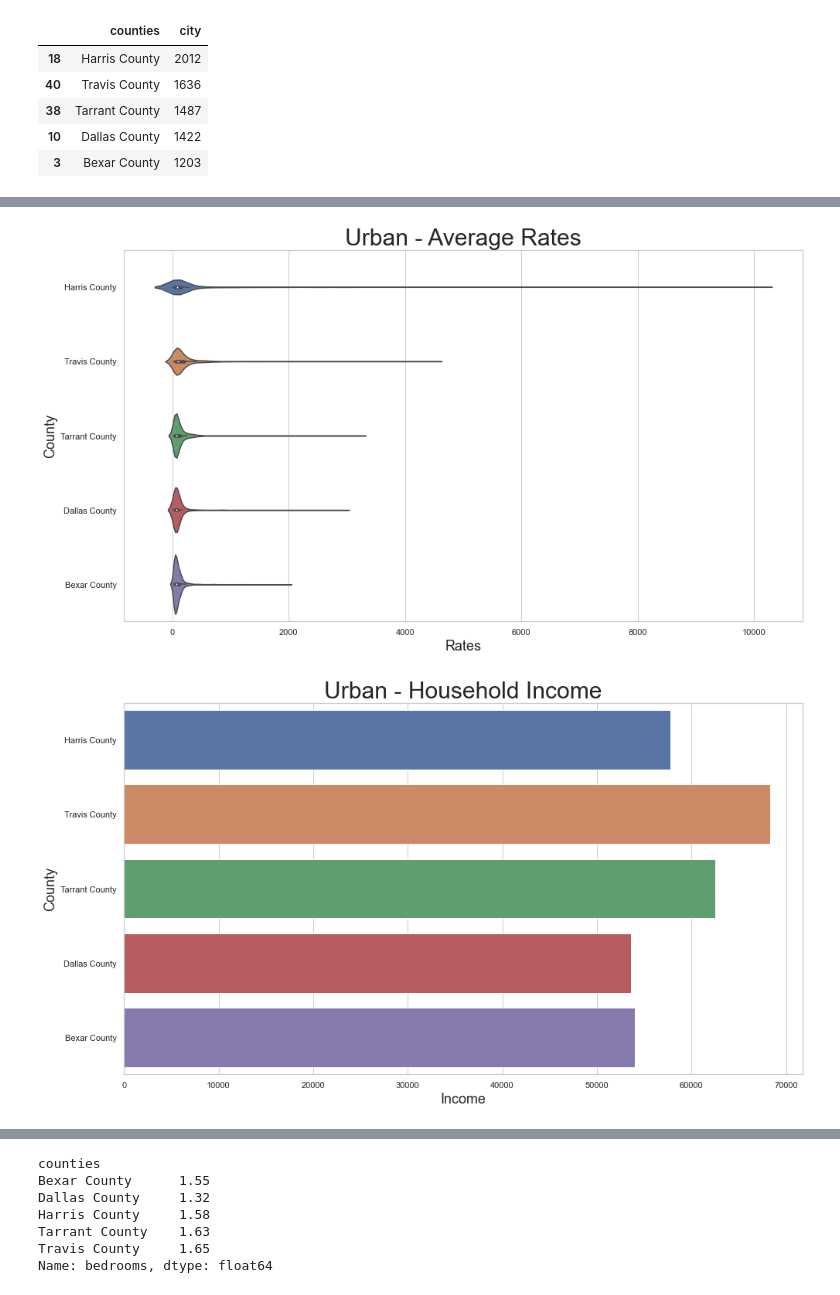
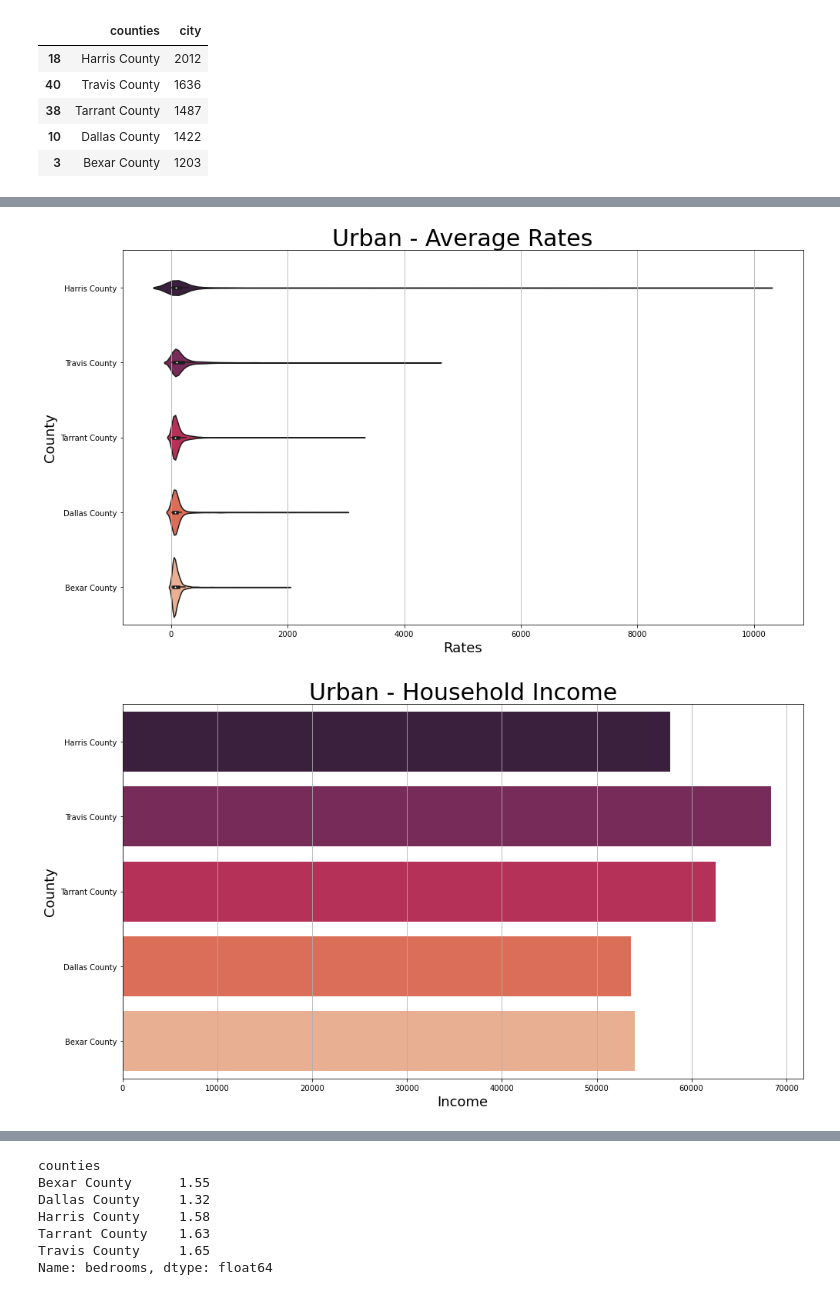
Before and after one commit to stevengreen320/Airbnb-EDA, a Jupyter notebook: Project 1 Extra.ipynb, the cells around one changed output, grey strips where cells are left out. Cells and saved outputs as stored; diff of their text form; code cells hidden in the pictures.

```diff
--- a/Project 1 Extra.ipynb
+++ b/Project 1 Extra.ipynb
@@ -459,6 +460,6 @@ array([2, 1, 1, ..., 1, 2, 1])
 # %%
 # Add bedrooms into Data Frame
-airbnb_df['bedrooms'] = bedrooms_clean
-airbnb_df
+airbnb_df1['bedrooms'] = bedrooms_clean
+airbnb_df1
 # %% [output]
 |  | city | year | Date_Quarter | bedrooms_count | average_rate_per_night | latitude | longitude | counties | ... |
@@ -480,13 +504,13 @@ airbnb_df
 # airbnb_df['average_rate_per_night'] = airbnb_df['average_rate_per_night'].str.replace('$', '').astype(int)
 # airbnb_df
 # %%
-# Make Bins for Rual and Uban
+# Make Bins for Rural and Uban
 
 bins_1 = [0, 50000, 4600000]
 
 # Create the names for the five bins
-group_names1 = ["Rual", "Urban"]
+group_names1 = ["Rural", "Urban"]
 # %%
-airbnb_df1["Urban_Rual"] = pd.cut(airbnb_df1["TotalPop"], bins_1, labels=group_names1, include_lowest=True)
+airbnb_df1["Urban_Rural"] = pd.cut(airbnb_df1["TotalPop"], bins_1, labels=group_names1, include_lowest=True)
 airbnb_df1
 # %% [output]
@@ -577,0 +602,5 @@ urban_top
+# %%
+# Remove $ and convert into integer
+
+urban_top['average_rate_per_night'] = urban_top['average_rate_per_night'].str.replace('$', '').astype(int)
+urban_top
@@ -578,22 +621,26 @@ urban_top
 # %%
 plt.figure(figsize = (14,8))
-sns.violinplot(x='average_rate_per_night', y="counties", data=urban_top)
+a=sns.violinplot(x='average_rate_per_night', y="counties", data=urban_top, palette='rocket')
+a.yaxis.grid(False) # Hide the horizontal gridlines
+a.xaxis.grid(True) # Show the vertical gridlines
 plt.title("Urban - Average Rates", size=30)
 plt.xlabel("Rates", size=18)
 plt.ylabel("County", size=18)
 plt.tight_layout()
 plt.savefig("Urban_Rates.png")
 # %% [output]
-[figure, old version]
+[figure, new version]
 # %%
 plt.figure(figsize = (14,8))
-sns.barplot(x='Income', y="counties", data=urban_top)
+a=sns.barplot(x='Income', y="counties", data=urban_top, palette='rocket')
+a.yaxis.grid(False) # Hide the horizontal gridlines
+a.xaxis.grid(True) # Show the vertical gridlines
 plt.title("Urban - Household Income", size=30)
 plt.xlabel("Income", size=18)
 plt.ylabel("County", size=18)
 plt.tight_layout()
 plt.savefig("Urban_Income.png")
 # %% [output]
-[figure, old version]
+[figure, new version]
 # %%
 plt.figure(figsize = (14,8))
```
Also changed, not shown: parts of 54 cells of this notebook.
